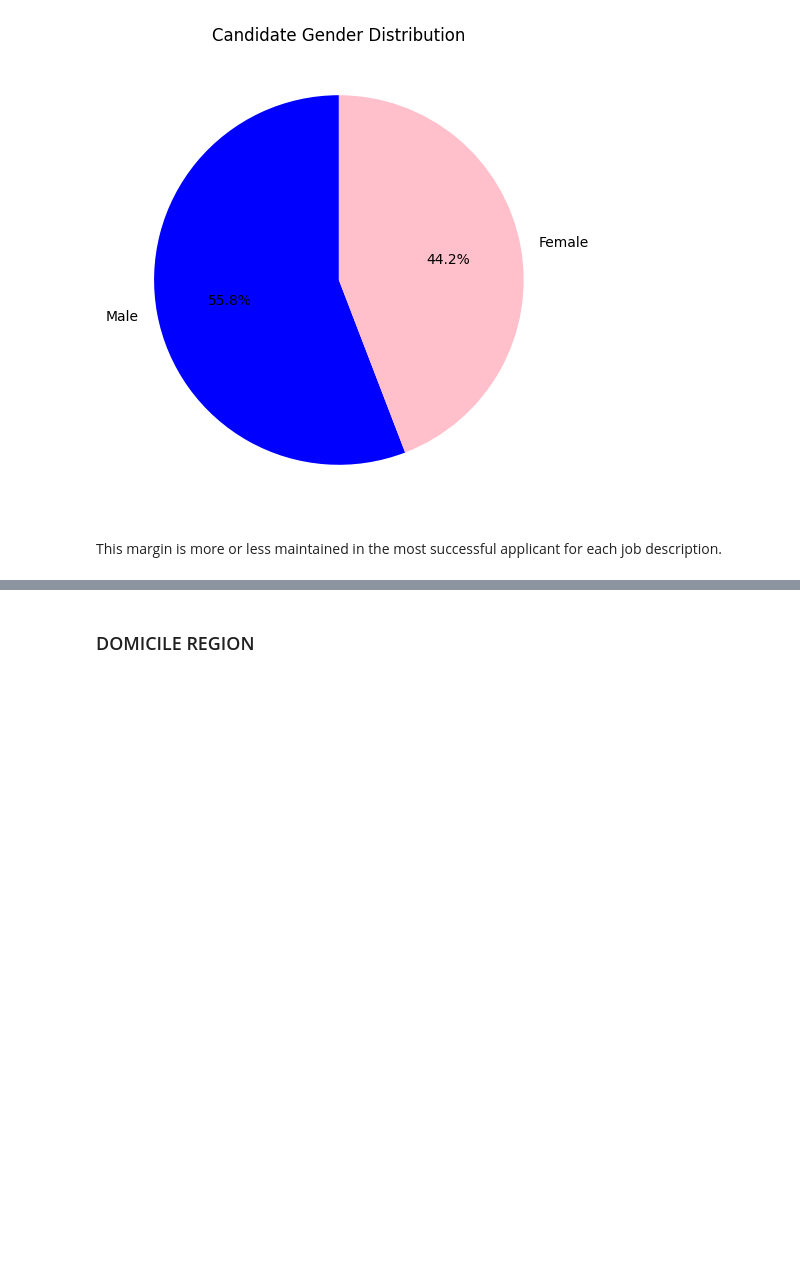
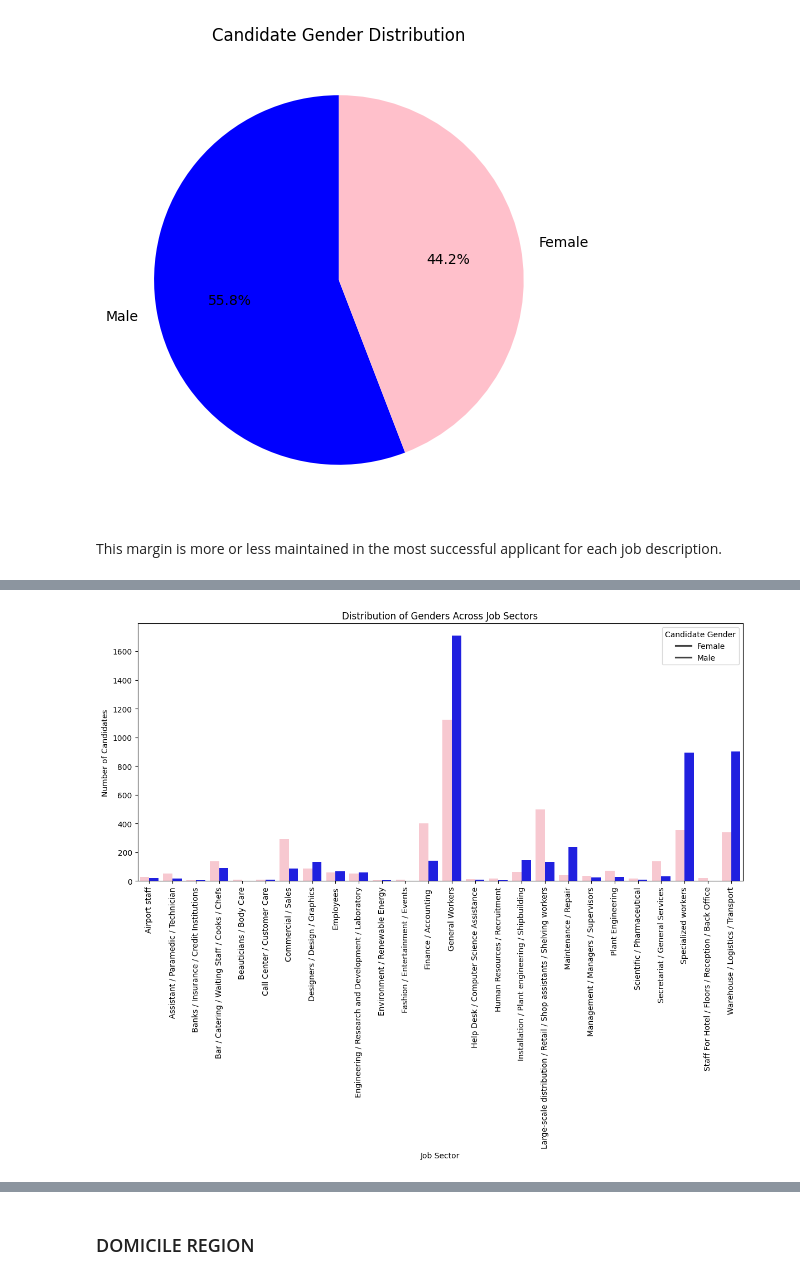
Before and after one commit to adiiulio/AiInIndustry_2025, a Jupyter notebook: fariness.ipynb, the cells around one changed output, grey strips where cells are left out. Cells and saved outputs as stored; diff of their text form; code cells hidden in the pictures; blank space fills up the shorter version.

```diff
--- a/fariness.ipynb
+++ b/fariness.ipynb
@@ -286,0 +395,22 @@ This margin is more or less maintained in the most successful applicant for each
+# %%
+import seaborn as sns
+import matplotlib.pyplot as plt
+
+gender_palette = {"Female": "pink", "Male": "blue"}
+
+# Count occurrences of each gender per job sector
+gender_counts = dm_df.groupby(["job_sector", "cand_gender"]).size().reset_index(name="count")
+
+# Plot grouped bar chart
+plt.figure(figsize=(14, 6))
+sns.barplot(x="job_sector", y="count", hue="cand_gender", data=gender_counts, palette=gender_palette)
+
+# Customize the plot
+plt.xlabel("Job Sector")
+plt.ylabel("Number of Candidates")
+plt.title("Distribution of Genders Across Job Sectors")
+plt.xticks(rotation=90)  # Rotate sector names for readability
+plt.legend(title="Candidate Gender", labels=["Female", "Male"])
+plt.show()
+# %% [output]
+[figure, added]
```
Also changed, not shown: parts of 32 cells of this notebook.
